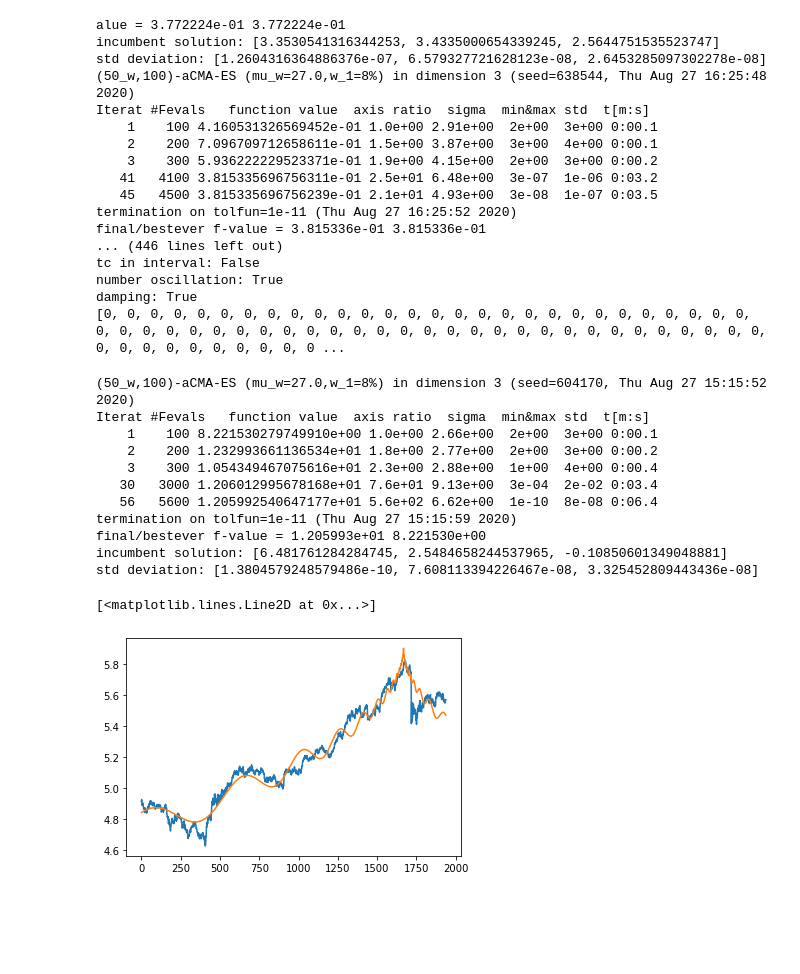
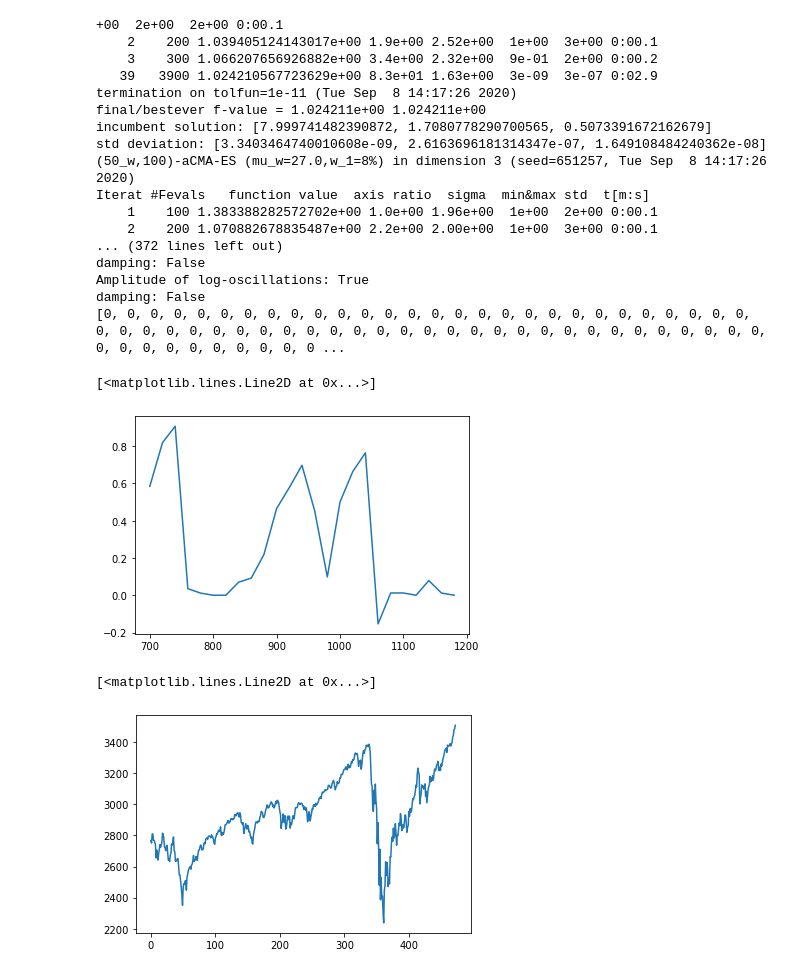
Before and after one commit to niveshigovind/LPPLS, a Jupyter notebook: nb.ipynb, the cells around one changed output. Drawn from its saved outputs; the diff is of its cells as text; code cells hidden in the pictures; blank space fills up the shorter version.

```diff
--- a/nb.ipynb
+++ b/nb.ipynb
@@ -193,8 +193,8 @@ def conditions_satisfied(beta, omega, tc, A, B, C1, C2, dt):
     #c3 = 0.95*dt < tc < 1.11*dt
     #print('tc in interval: ' + str(c3))
     C = np.sqrt(C1**2+C2**2)
+    c3 = abs(C) < 1
     print('Amplitude of log-oscillations: ' + str(c3))
-    c3 = abs(C)
     #c4 = 2.5 < np.abs(omega)/(2*np.pi)*np.log(abs(tc/(tc-dt)))
     #print('number oscillation: ' + str(c4))
     c5 = 0.2 < beta * abs(B) / (omega * abs(C))
@@ -244,13 +235,13 @@ log_price = np.log(price)
 ticker = '^GSPC'
 
 # We would like all available data from 01/01/2000 until 12/31/2016.
-start_date = '1981-01-01'
-end_date = '1988-08-30'
+start_date = '2016-01-01'
+end_date = '2020-08-30'
 
 # User pandas_reader.data.DataReader to load the desired data. As simple as that.
 panel_data = data.DataReader(ticker, 'yahoo', start_date, end_date)
 price = panel_data['Adj Close']
 log_price = np.log(price)
 log_price = log_price.values
-plt.plot(log_price)
+plt.plot(np.exp(log_price))
 # %% [output]
@@ -259,20 +249,20 @@ plt.plot(log_price)
 # %%
-sig=LPPL_confidence_signal(log_price=log_price, time=range(1650,1700,5), time_windows=range(300,745,5))
+sig=LPPL_confidence_signal(log_price=log_price, time=range(700,1200,20), time_windows=range(300,745,5))
 # %% [output]
-alue = 3.772224e-01 3.772224e-01
-incumbent solution: [3.3530541316344253, 3.4335000654339245, 2.5644751535523747]
-std deviation: [1.2604316364886376e-07, 6.579327721628123e-08, 2.6453285097302278e-08]
-(50_w,100)-aCMA-ES (mu_w=27.0,w_1=8%) in dimension 3 (seed=638544, Thu Aug 27 16:25:48 2020)
++00  2e+00  2e+00 0:00.1
+    2    200 1.039405124143017e+00 1.9e+00 2.52e+00  1e+00  3e+00 0:00.1
+    3    300 1.066207656926882e+00 3.4e+00 2.32e+00  9e-01  2e+00 0:00.2
+   39   3900 1.024210567723629e+00 8.3e+01 1.63e+00  3e-09  3e-07 0:02.9
+termination on tolfun=1e-11 (Tue Sep  8 14:17:26 2020)
+final/bestever f-value = 1.024211e+00 1.024211e+00
+incumbent solution: [7.999741482390872, 1.7080778290700565, 0.5073391672162679]
+std deviation: [3.3403464740010608e-09, 2.6163696181314347e-07, 1.649108484240362e-08]
+(50_w,100)-aCMA-ES (mu_w=27.0,w_1=8%) in dimension 3 (seed=651257, Tue Sep  8 14:17:26 2020)
 Iterat #Fevals   function value  axis ratio  sigma  min&max std  t[m:s]
-    1    100 4.160531326569452e-01 1.0e+00 2.91e+00  2e+00  3e+00 0:00.1
-    2    200 7.096709712658611e-01 1.5e+00 3.87e+00  3e+00  4e+00 0:00.1
-    3    300 5.936222229523371e-01 1.9e+00 4.15e+00  2e+00  3e+00 0:00.2
-   41   4100 3.815335696756311e-01 2.5e+01 6.48e+00  3e-07  1e-06 0:03.2
-   45   4500 3.815335696756239e-01 2.1e+01 4.93e+00  3e-08  1e-07 0:03.5
-termination on tolfun=1e-11 (Thu Aug 27 16:25:52 2020)
-final/bestever f-value = 3.815336e-01 3.815336e-01
-... (446 lines left out)
-tc in interval: False
-number oscillation: True
-damping: True
+    1    100 1.383388282572702e+00 1.0e+00 1.96e+00  1e+00  2e+00 0:00.1
+    2    200 1.070882678835487e+00 2.2e+00 2.00e+00  1e+00  3e+00 0:00.1
+... (372 lines left out)
+damping: False
+Amplitude of log-oscillations: True
+damping: False
 [0, 0, 0, 0, 0, 0, 0, 0, 0, 0, 0, 0, 0, 0, 0, 0, 0, 0, 0, 0, 0, 0, 0, 0, 0, 0, 0, 0, 0, 0, 0, 0, 0, 0, 0, 0, 0, 0, 0, 0, 0, 0, 0, 0, 0, 0, 0, 0, 0, 0, 0, 0, 0, 0, 0, 0, 0, 0, 0, 0, 0, 0, 0, 0, 0, 0, 0 ...
@@ -290,19 +269,5 @@ plt.plot(log_price)
-# %%
-
-sol = fit_cma(log_price)
-plt.plot(log_price)
-plt.plot(LPPL(range(len(log_price)), sol['A'], sol['B'], sol['C1'], sol['C2'], sol['beta'], sol['omega'], sol['tc']))
-# %% [output]
-(50_w,100)-aCMA-ES (mu_w=27.0,w_1=8%) in dimension 3 (seed=604170, Thu Aug 27 15:15:52 2020)
-Iterat #Fevals   function value  axis ratio  sigma  min&max std  t[m:s]
-    1    100 8.221530279749910e+00 1.0e+00 2.66e+00  2e+00  3e+00 0:00.1
-    2    200 1.232993661136534e+01 1.8e+00 2.77e+00  2e+00  3e+00 0:00.2
-    3    300 1.054349467075616e+01 2.3e+00 2.88e+00  1e+00  4e+00 0:00.4
-   30   3000 1.206012995678168e+01 7.6e+01 9.13e+00  3e-04  2e-02 0:03.4
-   56   5600 1.205992540647177e+01 5.6e+02 6.62e+00  1e-10  8e-08 0:06.4
-termination on tolfun=1e-11 (Thu Aug 27 15:15:59 2020)
-final/bestever f-value = 1.205993e+01 8.221530e+00
-incumbent solution: [6.481761284284745, 2.5484658244537965, -0.10850601349048881]
-std deviation: [1.3804579248579486e-10, 7.608113394226467e-08, 3.325452809443436e-08]
-[<matplotlib.lines.Line2D at 0x...>]
-[figure, removed]
+# %%
+plt.plot(sig)
+# %% [output]
+[<matplotlib.lines.Line2D at 0x...>]
+[figure, added]
@@ -308,0 +276,5 @@ std deviation: [1.3804579248579486e-10, 7.608113394226467e-08, 3.325452809443436
+# %%
+plt.plot(np.exp(log_price[700:1200]))
+# %% [output]
+[<matplotlib.lines.Line2D at 0x...>]
+[figure, added]
```
Also changed, not shown: parts of 4 cells of this notebook.
